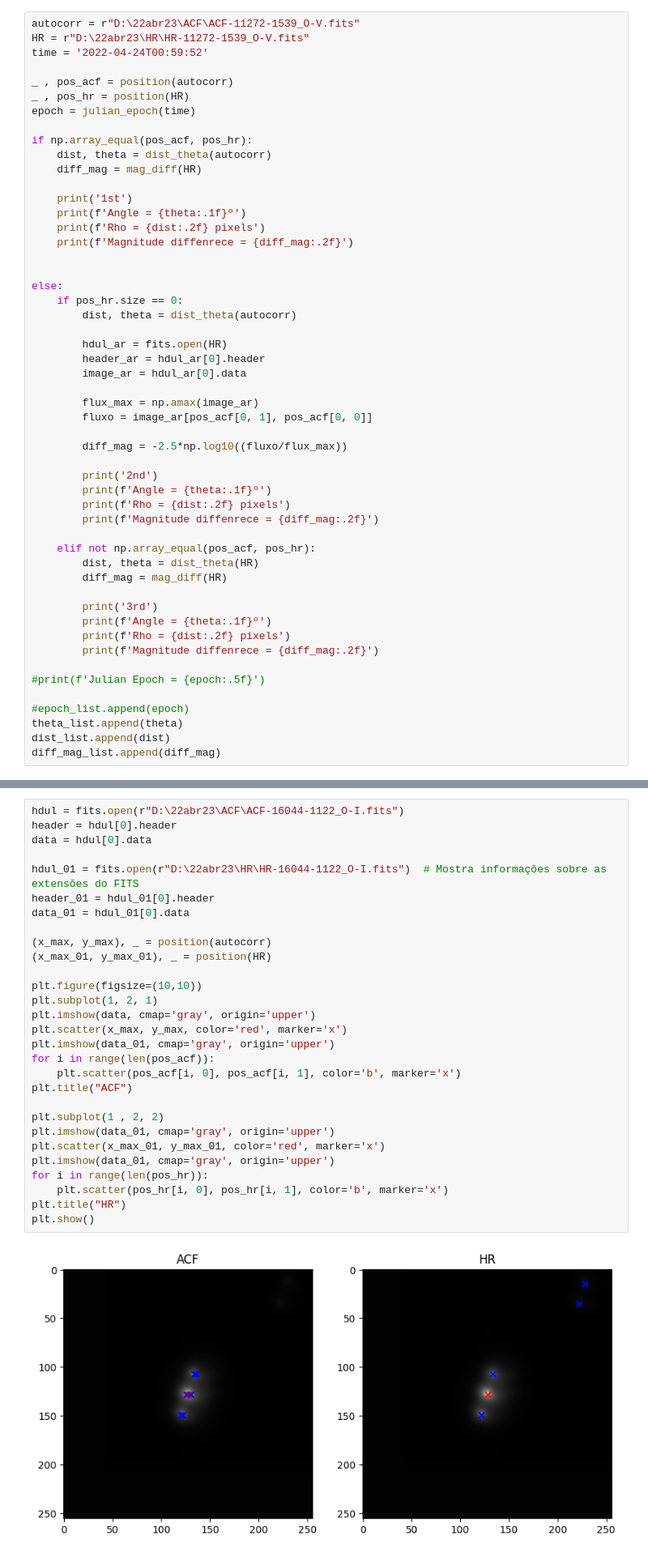
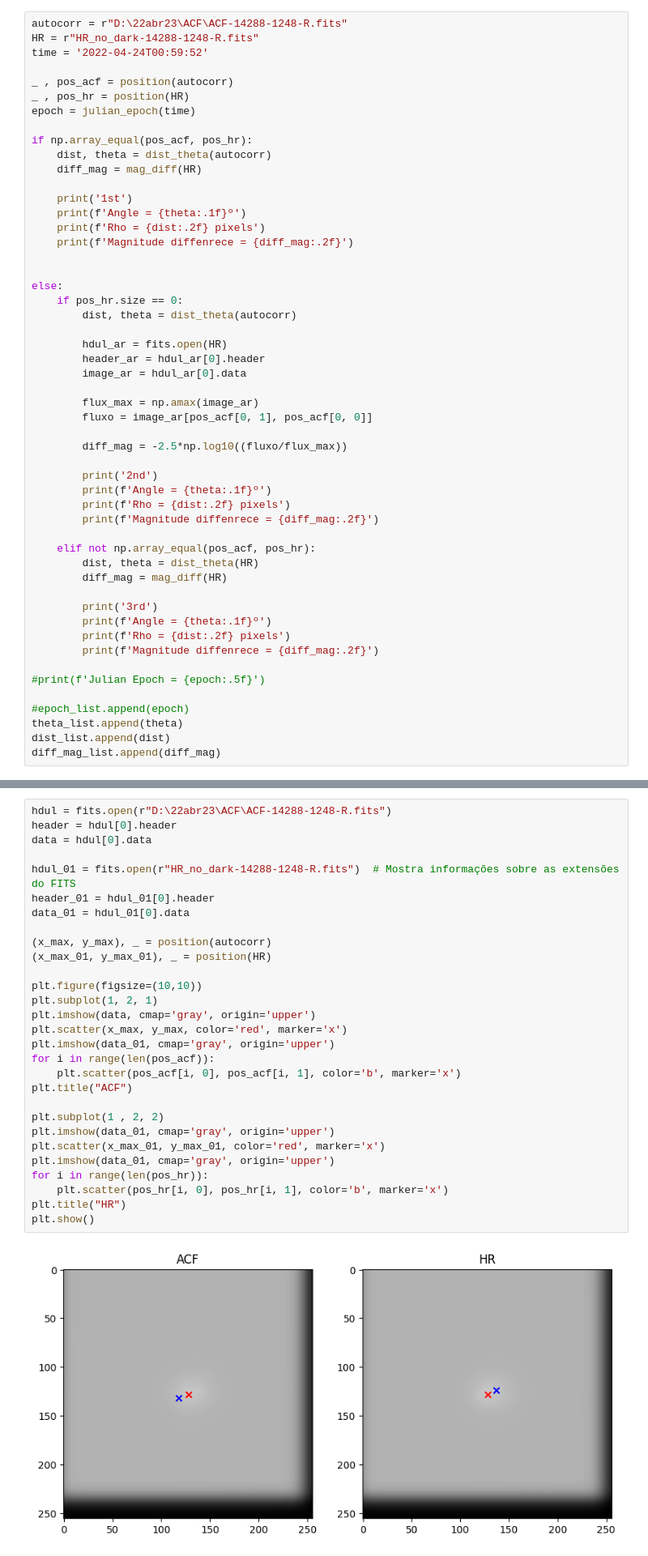
Before and after one commit to lucaspereira1342/Speckle, a Jupyter notebook: speckle_data_reduction.ipynb, the cells around one changed output, grey strips where cells are left out. Shown at 81% size. Drawn from its saved outputs; the diff is of its cells as text.

Commit message:
Corrections at the HR image code

```diff
--- a/speckle_data_reduction.ipynb
+++ b/speckle_data_reduction.ipynb
@@ -762,8 +786,8 @@ dist_list = []
 theta_list = []
 diff_mag_list = []
 # %%
-autocorr = r"D:\22abr23\ACF\ACF-11272-1539_O-V.fits"
-HR = r"D:\22abr23\HR\HR-11272-1539_O-V.fits"
+autocorr = r"D:\22abr23\ACF\ACF-14288-1248-R.fits"
+HR = r"HR_no_dark-14288-1248-R.fits"
 time = '2022-04-24T00:59:52'
 
 _ , pos_acf = position(autocorr)
@@ -858,36 +882,36 @@ Angle = 105.9
 Magnitude diffenrece = 2.49
 Distace = 7.28
 # %%
-hdul = fits.open(r"D:\22abr23\ACF\ACF-16044-1122_O-I.fits")
+hdul = fits.open(r"D:\22abr23\ACF\ACF-14288-1248-R.fits")
 header = hdul[0].header
 data = hdul[0].data
 
-hdul_01 = fits.open(r"D:\22abr23\HR\HR-16044-1122_O-I.fits")  # Mostra informações sobre as extensões do FITS
+hdul_01 = fits.open(r"HR_no_dark-14288-1248-R.fits")  # Mostra informações sobre as extensões do FITS
 header_01 = hdul_01[0].header
 data_01 = hdul_01[0].data
 
 (x_max, y_max), _ = position(autocorr)
 (x_max_01, y_max_01), _ = position(HR)
 
 plt.figure(figsize=(10,10))
 plt.subplot(1, 2, 1)
 plt.imshow(data, cmap='gray', origin='upper')
 plt.scatter(x_max, y_max, color='red', marker='x')
 plt.imshow(data_01, cmap='gray', origin='upper')
 for i in range(len(pos_acf)):
     plt.scatter(pos_acf[i, 0], pos_acf[i, 1], color='b', marker='x')
 plt.title("ACF")
 
 plt.subplot(1 , 2, 2)
 plt.imshow(data_01, cmap='gray', origin='upper')
 plt.scatter(x_max_01, y_max_01, color='red', marker='x')
 plt.imshow(data_01, cmap='gray', origin='upper')
 for i in range(len(pos_hr)):
     plt.scatter(pos_hr[i, 0], pos_hr[i, 1], color='b', marker='x')
 plt.title("HR")
 plt.show()
 # %% [output]
-[figure, old version]
+[figure, new version]
 # %% [markdown]
 ----
 # %% [markdown]
```
Also changed, not shown: parts of 5 cells of this notebook.
